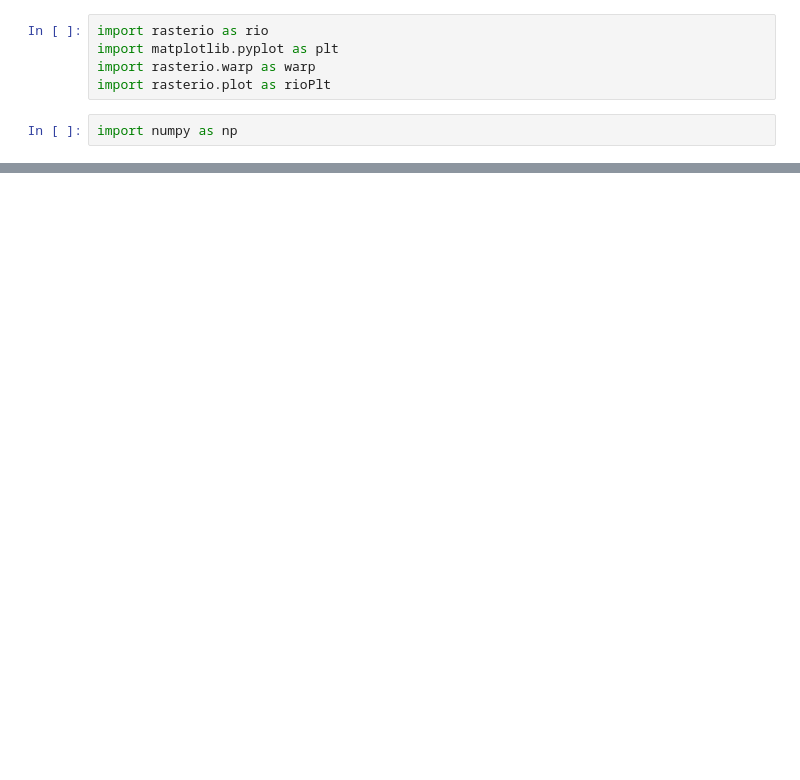
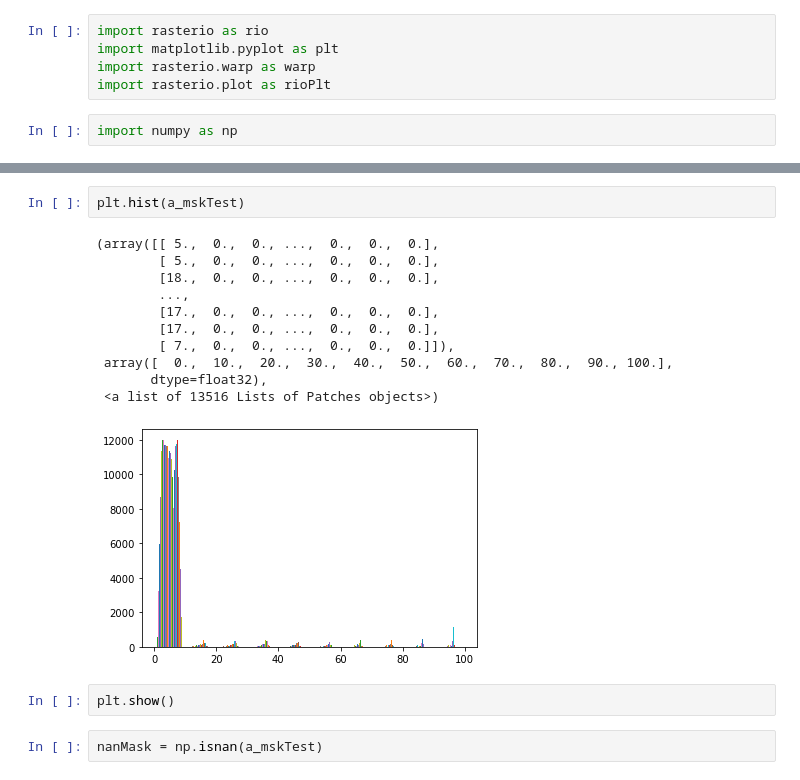
Before and after one commit to gwib/s1DataAndProcess, a Jupyter notebook: rasterOperations.ipynb, the cells around one changed output, grey strips where cells are left out. Cells and saved outputs as stored; diff of their text form; blank space fills up the shorter version.

```diff
--- a/rasterOperations.ipynb
+++ b/rasterOperations.ipynb
@@ -127,0 +105,18 @@ np.histogram(array_orig_firstBand, bins=20)
+# %%
+plt.hist(a_mskTest)
+# %% [output]
+(array([[ 5.,  0.,  0., ...,  0.,  0.,  0.],
+        [ 5.,  0.,  0., ...,  0.,  0.,  0.],
+        [18.,  0.,  0., ...,  0.,  0.,  0.],
+        ...,
+        [17.,  0.,  0., ...,  0.,  0.,  0.],
+        [17.,  0.,  0., ...,  0.,  0.,  0.],
+        [ 7.,  0.,  0., ...,  0.,  0.,  0.]]),
+ array([  0.,  10.,  20.,  30.,  40.,  50.,  60.,  70.,  80.,  90., 100.],
+       dtype=float32),
+ <a list of 13516 Lists of Patches objects>)
+[figure, added]
+# %%
+plt.show()
+# %%
+nanMask = np.isnan(a_mskTest)
```
Also changed, not shown: parts of 81 cells of this notebook, 1 other file.
